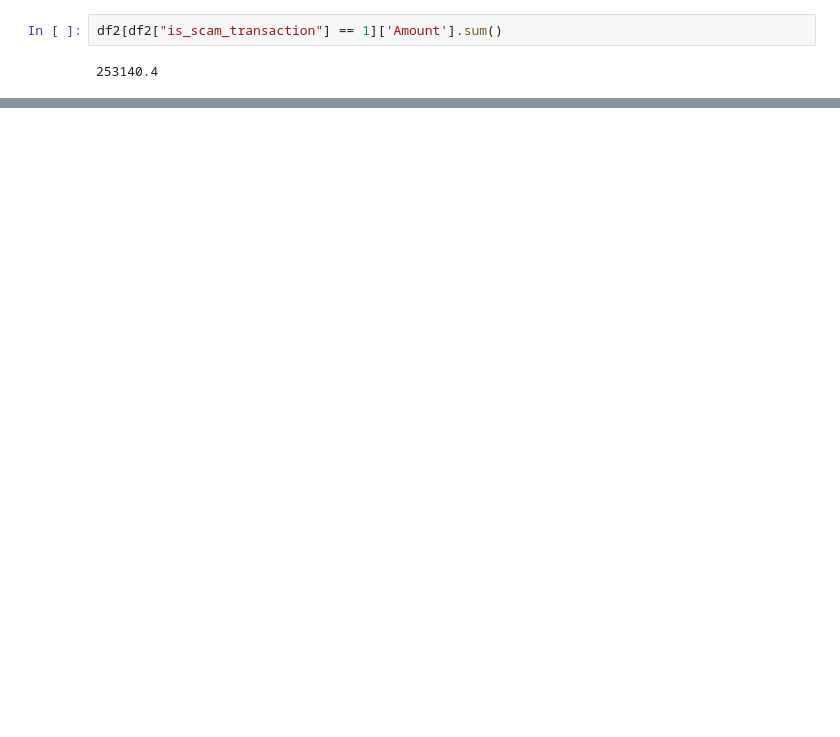
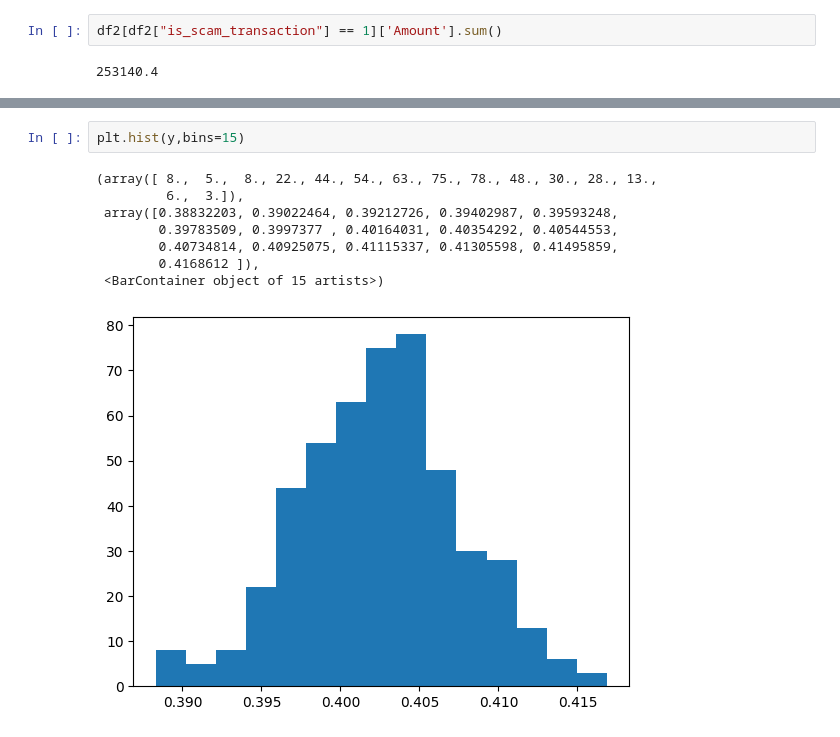
Before and after one commit to nicolastalia/mmcs_final, a Jupyter notebook: data_visualization.ipynb, the cells around one changed output, grey strips where cells are left out. Cells and saved outputs as stored; diff of their text form; blank space fills up the shorter version.

Commit message:
plot added

```diff
--- a/data_visualization.ipynb
+++ b/data_visualization.ipynb
@@ -69,0 +112,11 @@ df2[df2["is_scam_transaction"] == 1]['Amount'].sum()
+# %%
+plt.hist(y,bins=15)
+# %% [output]
+(array([ 8.,  5.,  8., 22., 44., 54., 63., 75., 78., 48., 30., 28., 13.,
+         6.,  3.]),
+ array([0.38832203, 0.39022464, 0.39212726, 0.39402987, 0.39593248,
+        0.39783509, 0.3997377 , 0.40164031, 0.40354292, 0.40544553,
+        0.40734814, 0.40925075, 0.41115337, 0.41305598, 0.41495859,
+        0.4168612 ]),
+ <BarContainer object of 15 artists>)
+[figure, added]
```
Also changed, not shown: parts of 8 cells of this notebook.
